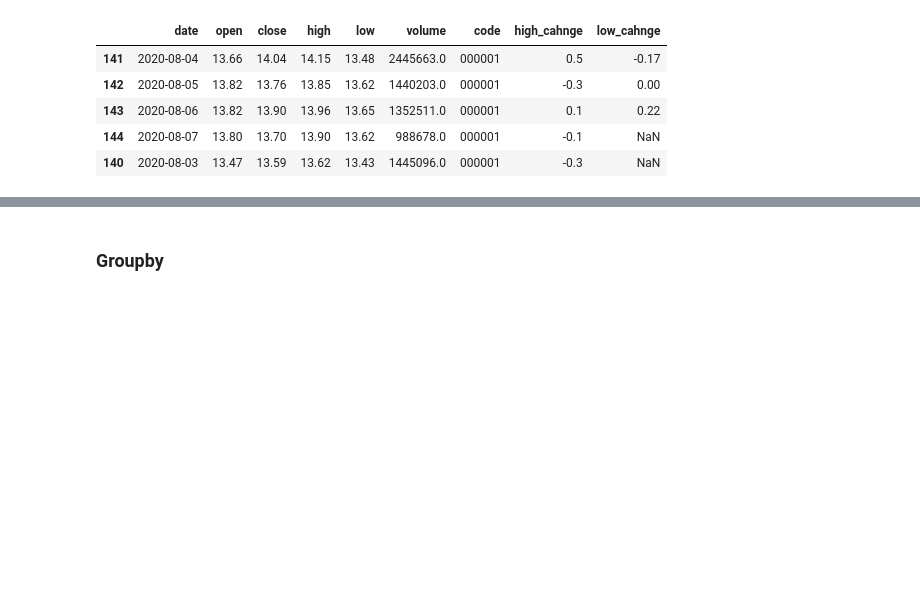
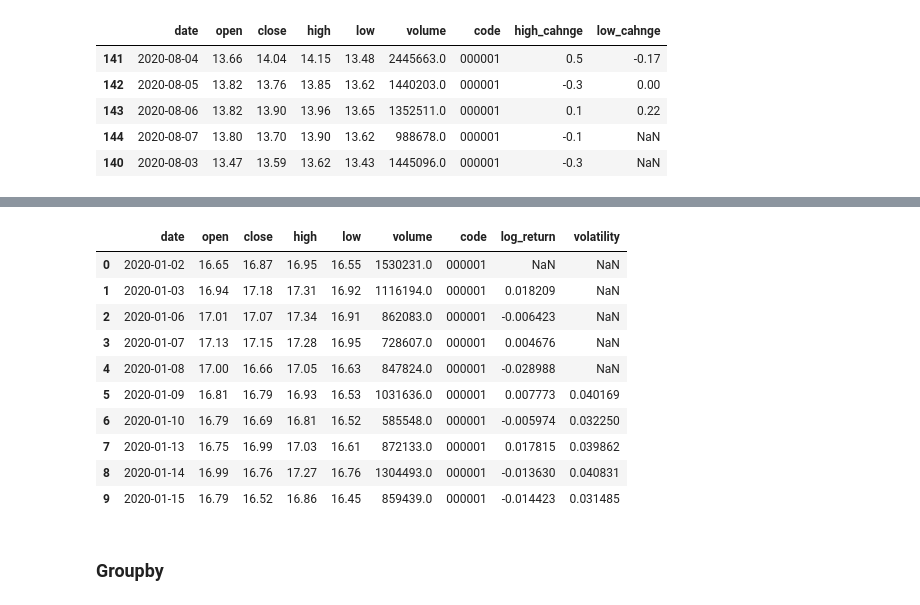
Before and after one commit to Yanie1asdfg/Quant-Lectures, a Jupyter notebook: 1.5 pandas.ipynb, the cells around one changed output, grey strips where cells are left out. Saved outputs shown, nothing was run; the diff lists cells and outputs as text; code cells hidden in the pictures; blank space fills up the shorter version.

```diff
--- a/1.5 pandas.ipynb
+++ b/1.5 pandas.ipynb
@@ -756,7 +822,7 @@ See the caveats in the documentation: http://pandas.pydata.org/pandas-docs/stabl
 # %%
-# 对于列的删除只需要对列进行切片，保留需要的即可
 import tushare as ts
-df1 = ts.get_k_data('000001','2020-08-01','2020-08-07')
-df1
+import numpy as np
+df1 = ts.get_k_data('000001','2020-01-01','2020-08-07')
+df1.head(5)
 # %% [output]
 |  | date | open | close | high | low | volume | code |
@@ -783,0 +834,4 @@ df1.size
+# %%
+# 1.先计算某只股票的对数收益
+df1['log_return']=np.log(df1['close']/df1['close'].shift(1))
+df1.head(5)
@@ -784,2 +845,18 @@ df1.size
+# %%
+# 2.由对数收益率计算波动率  月和年的话你可以用日波动率乘以30开方和365开方
+df1['volatility'] = df1['log_return'].rolling(window=5).std()*np.sqrt(5)
+df1.head(10)
+# %% [output]
+|  | date | open | close | high | low | volume | code | log_return | volatility |
+| 0 | 2020-01-02 | 16.65 | 16.87 | 16.95 | 16.55 | 1530231.0 | 000001 | NaN | NaN |
+| 1 | 2020-01-03 | 16.94 | 17.18 | 17.31 | 16.92 | 1116194.0 | 000001 | 0.018209 | NaN |
+| 2 | 2020-01-06 | 17.01 | 17.07 | 17.34 | 16.91 | 862083.0 | 000001 | -0.006423 | NaN |
+| 3 | 2020-01-07 | 17.13 | 17.15 | 17.28 | 16.95 | 728607.0 | 000001 | 0.004676 | NaN |
+| 4 | 2020-01-08 | 17.00 | 16.66 | 17.05 | 16.63 | 847824.0 | 000001 | -0.028988 | NaN |
+| 5 | 2020-01-09 | 16.81 | 16.79 | 16.93 | 16.53 | 1031636.0 | 000001 | 0.007773 | 0.040169 |
+| 6 | 2020-01-10 | 16.79 | 16.69 | 16.81 | 16.52 | 585548.0 | 000001 | -0.005974 | 0.032250 |
+| 7 | 2020-01-13 | 16.75 | 16.99 | 17.03 | 16.61 | 872133.0 | 000001 | 0.017815 | 0.039862 |
+| 8 | 2020-01-14 | 16.99 | 16.76 | 17.27 | 16.76 | 1304493.0 | 000001 | -0.013630 | 0.040831 |
+| 9 | 2020-01-15 | 16.79 | 16.52 | 16.86 | 16.45 | 859439.0 | 000001 | -0.014423 | 0.031485 |
 # %% [markdown]
 ### Groupby
```
Also changed, not shown: parts of 30 cells of this notebook.
